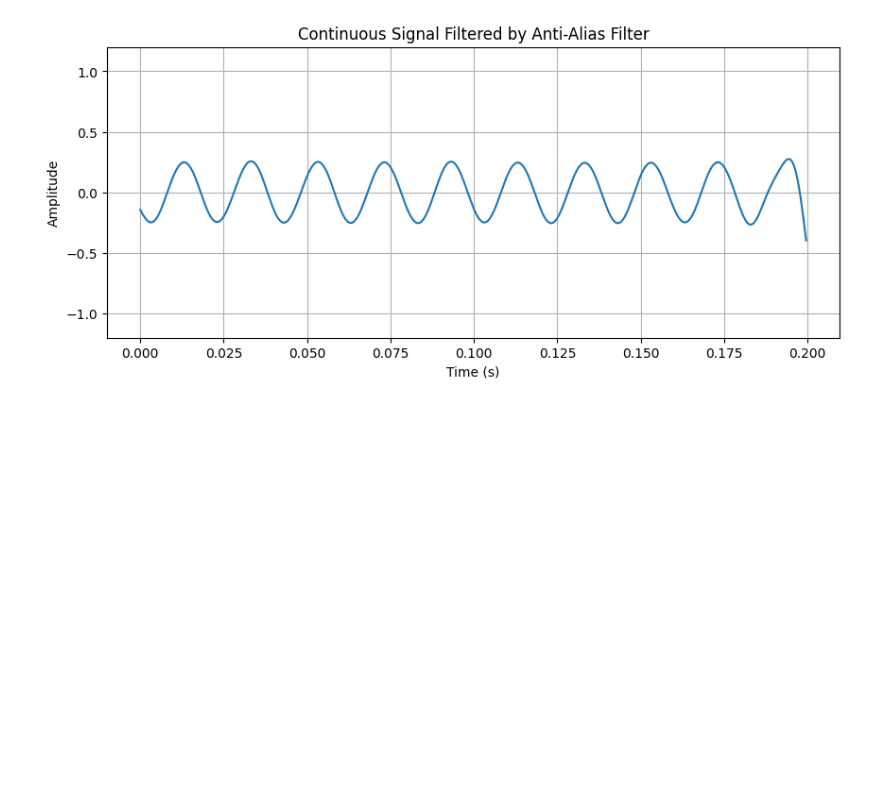
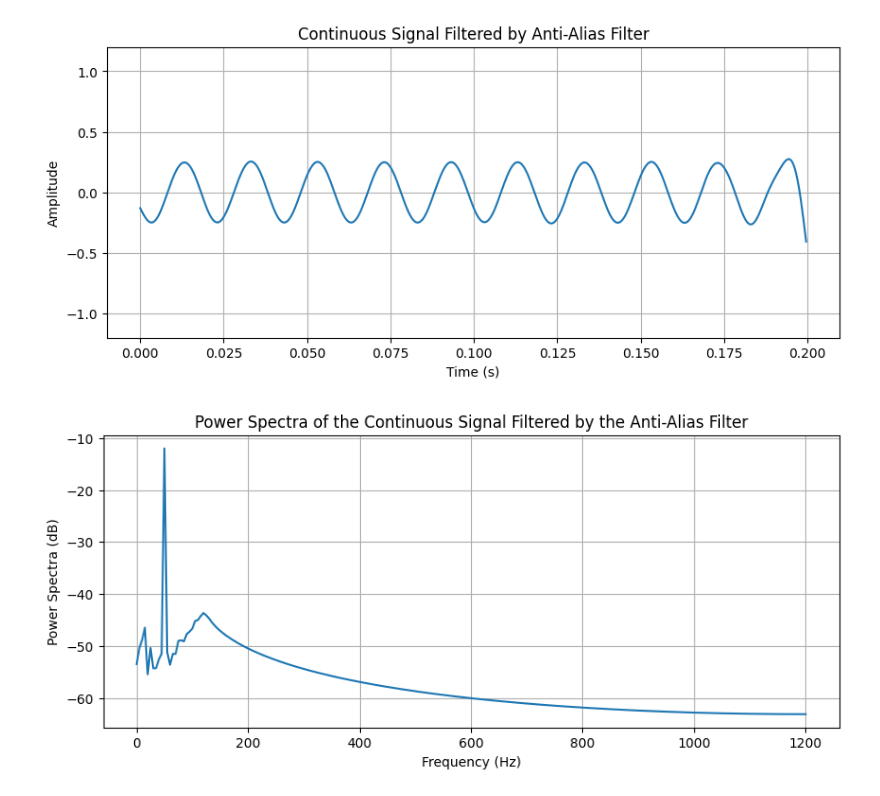
Before and after one commit to himanshudutta11/RFSoC_notebooks, a Jupyter notebook: notebook_B/adc_dac.ipynb, the cells around one changed output. Drawn from its saved outputs; the diff is of its cells as text; code cells hidden in the pictures; blank space fills up the shorter version.

```diff
--- a/notebook_B/adc_dac.ipynb
+++ b/notebook_B/adc_dac.ipynb
@@ -113,3 +113,19 @@ hf.plot_timeseries("Continuous Signal Filtered by Anti-Alias Filter",
                    ['continuous'])
 # %% [output]
 [figure]
+# %%
+# Compute the log-scale power spectra of the anti-aliased signal
+Y_cont_anti = np.fft.fft(y_cont_anti)
+Y_cont_anti_norm = np.abs(Y_cont_anti)*2/N_cont
+Y_cont_anti_log = 20*np.log10(Y_cont_anti_norm)
+
+# Plot the log-scale power spectra of the anti-aliased signal
+fig = plt.figure(figsize=(10,4))
+axes = fig.add_subplot(1, 1, 1)
+axes.plot(np.arange(0, N_cont//2+1)*fs_cont/N_cont, Y_cont_anti_log[0:N_cont//2+1])
+axes.set_title('Power Spectra of the Continuous Signal Filtered by the Anti-Alias Filter')
+axes.set_xlabel('Frequency (Hz)')
+axes.set_ylabel('Power Spectra (dB)')
+axes.grid(True, 'Major')
+# %% [output]
+[figure, added]
```
Also changed, not shown: parts of 7 cells of this notebook.
